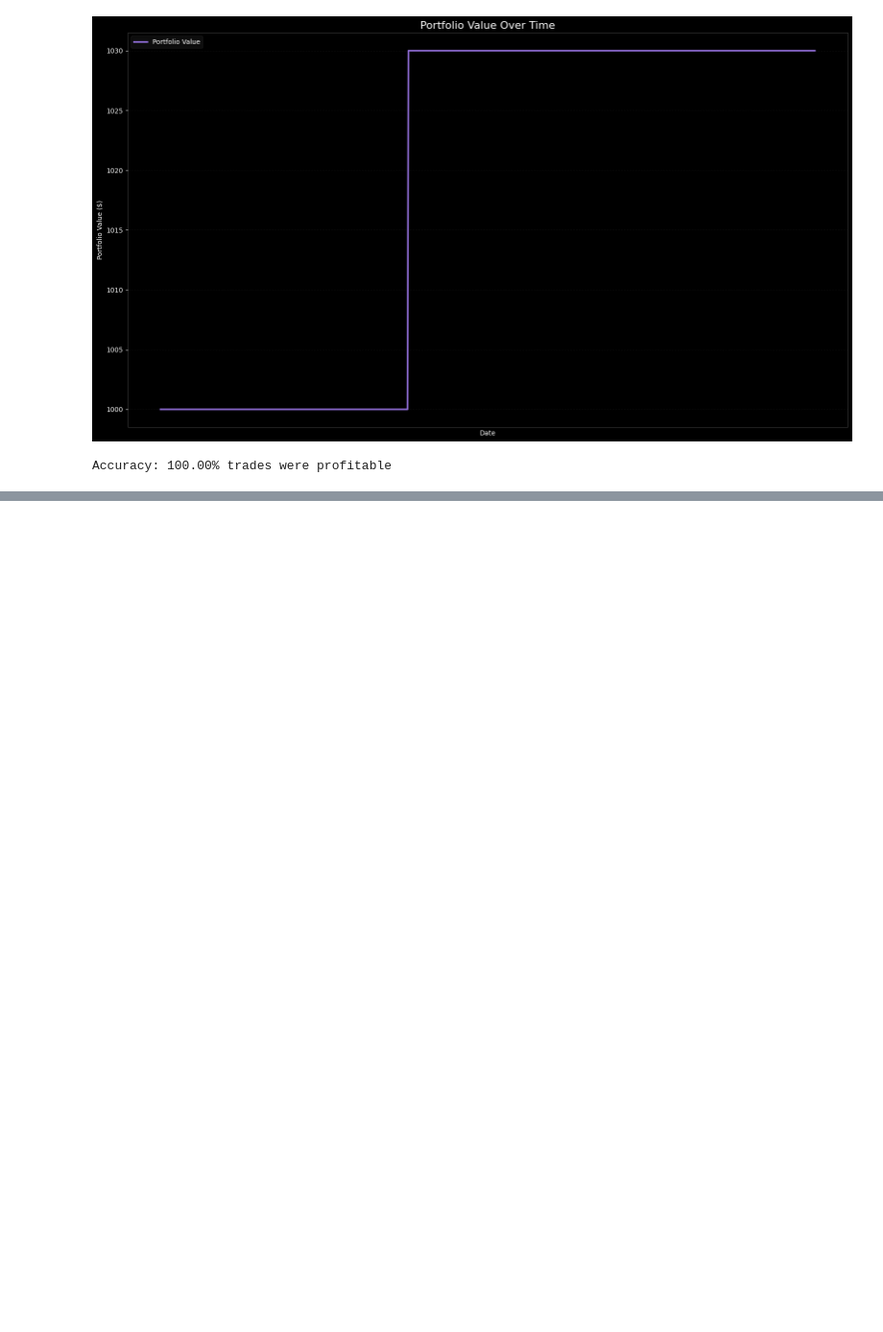
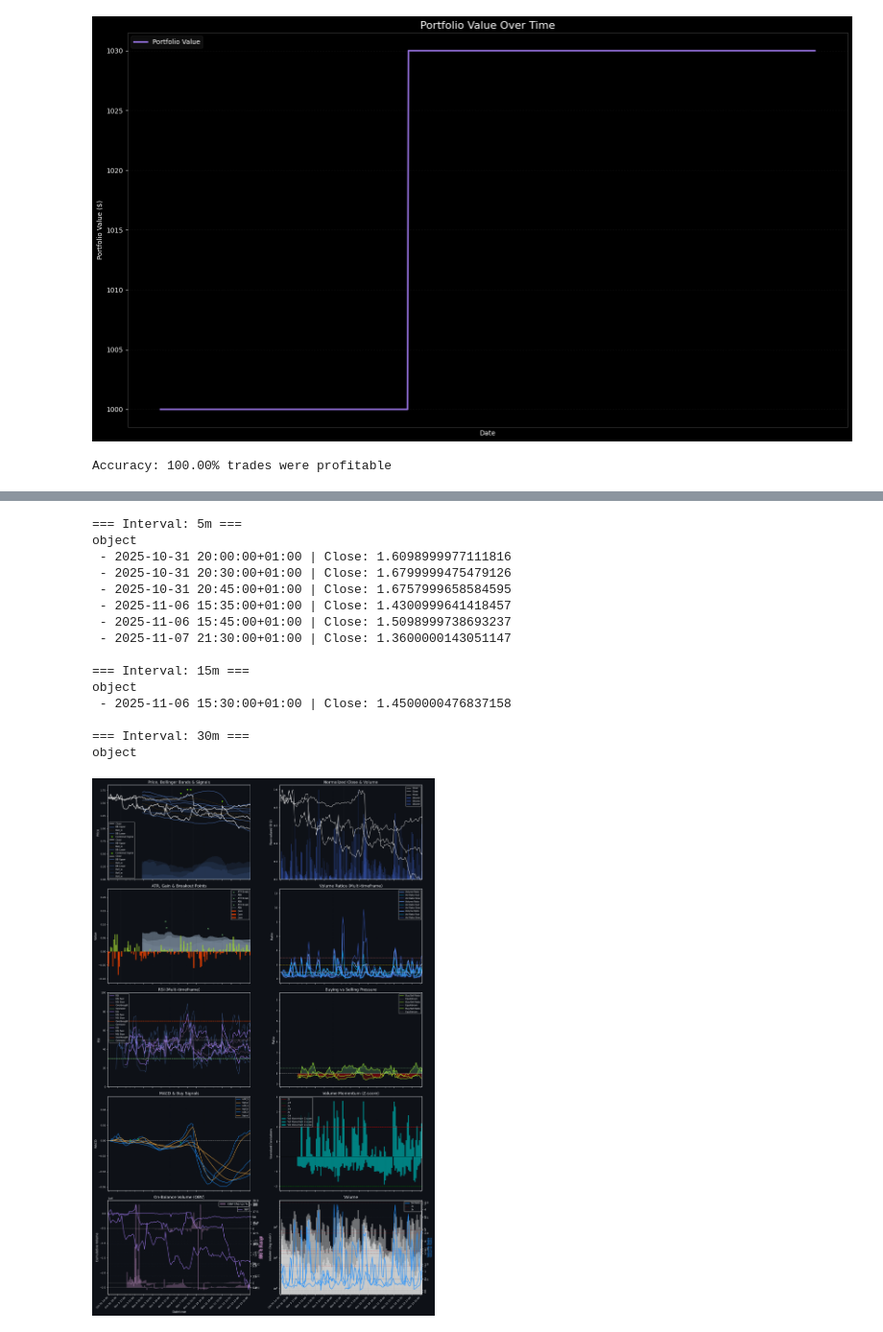
Before and after one commit to shhmon/penstan, a Jupyter notebook: Untitled.ipynb, the cells around one changed output, grey strips where cells are left out. Shown at 96% size. Drawn from its saved outputs; the diff is of its cells as text; code cells hidden in the pictures; blank space fills up the shorter version.

```diff
--- a/Untitled.ipynb
+++ b/Untitled.ipynb
@@ -1263,0 +1279,21 @@ plt.show()
+# %%
+from pstan.analysis import get_metrics
+
+get_metrics('BYND')
+# %% [output]
+=== Interval: 5m ===
+object
+ - 2025-10-31 20:00:00+01:00 | Close: 1.6098999977111816
+ - 2025-10-31 20:30:00+01:00 | Close: 1.6799999475479126
+ - 2025-10-31 20:45:00+01:00 | Close: 1.6757999658584595
+ - 2025-11-06 15:35:00+01:00 | Close: 1.4300999641418457
+ - 2025-11-06 15:45:00+01:00 | Close: 1.5098999738693237
+ - 2025-11-07 21:30:00+01:00 | Close: 1.3600000143051147
+
+=== Interval: 15m ===
+object
+ - 2025-11-06 15:30:00+01:00 | Close: 1.4500000476837158
+
+=== Interval: 30m ===
+object
+[figure, added]
```
Also changed, not shown: parts of 2 cells of this notebook, 13 other files.
